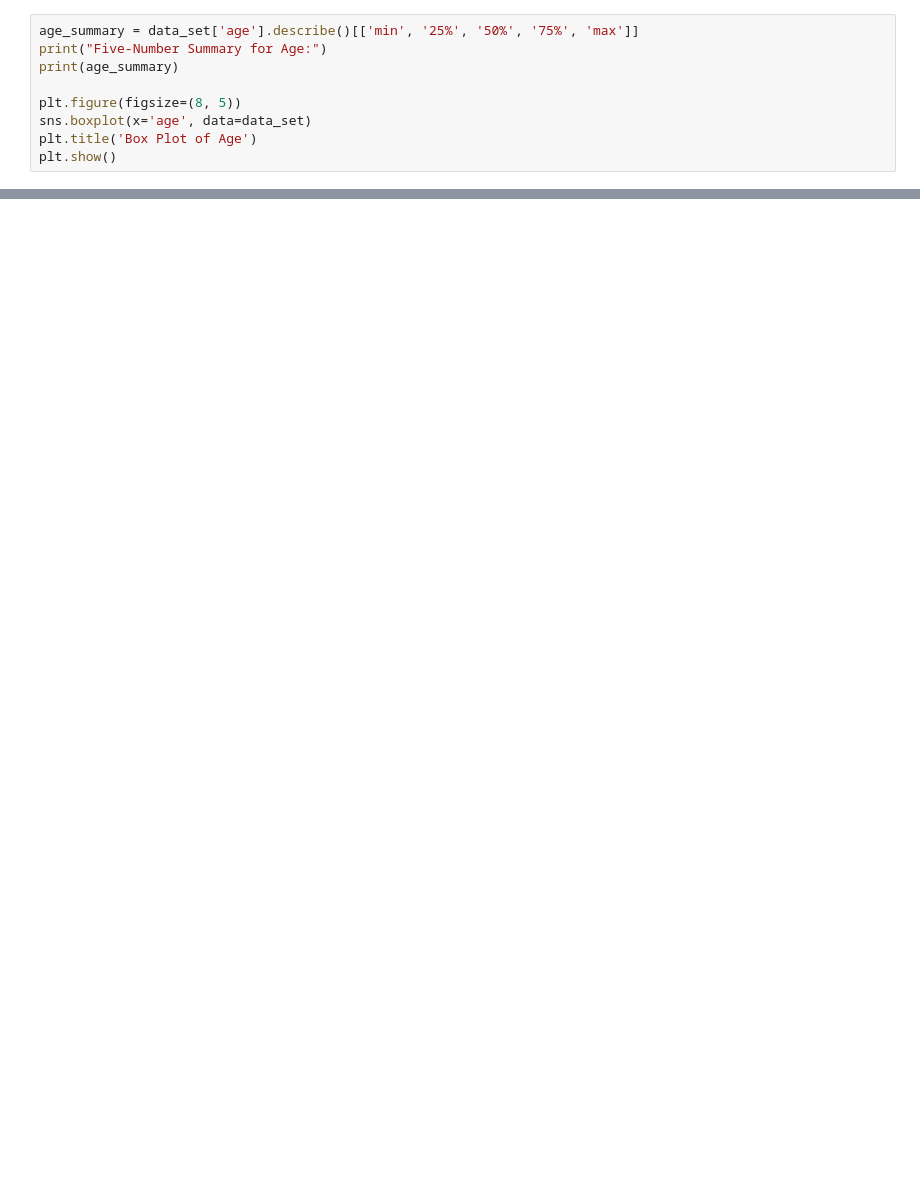
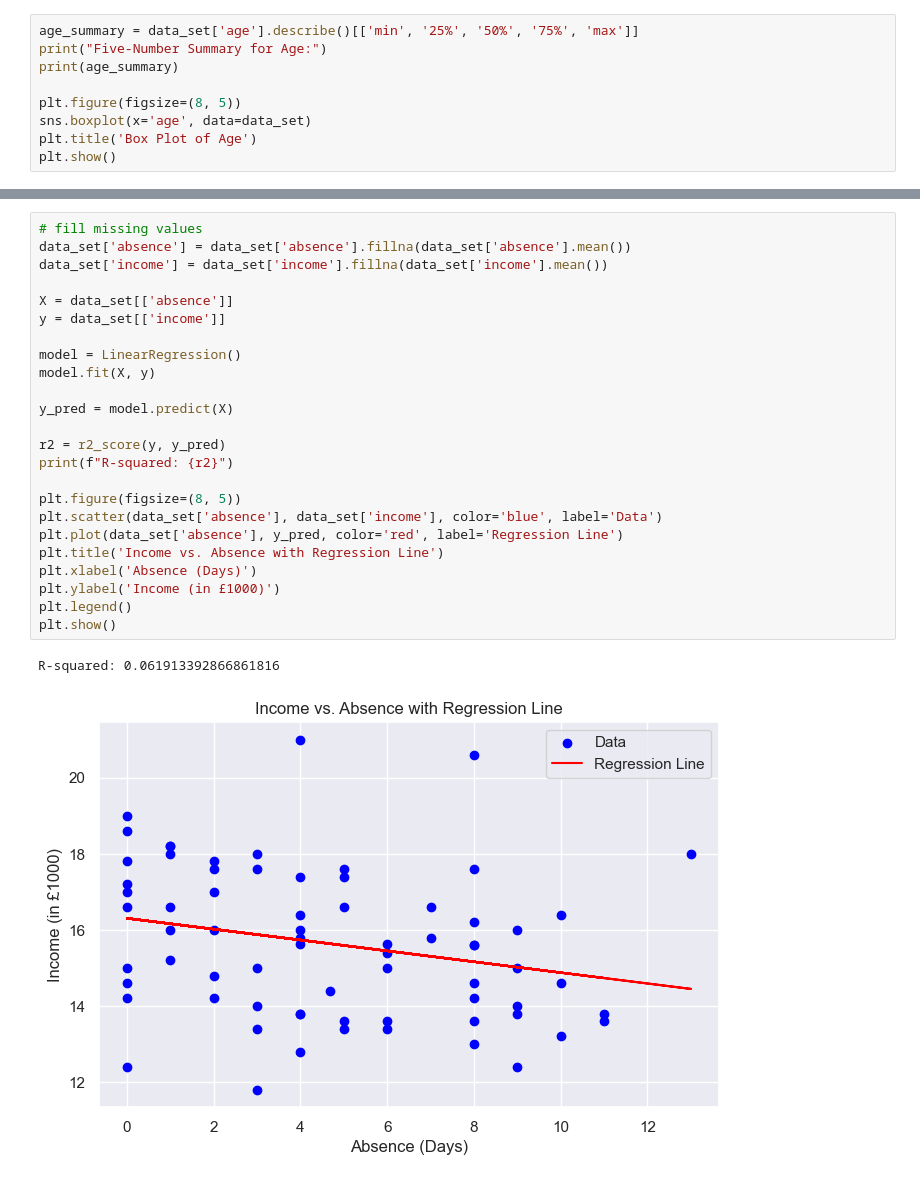
Before and after one commit to sirajwahaj/statisticsLab, a Jupyter notebook: assignment.ipynb, the cells around one changed output, grey strips where cells are left out. Cells and saved outputs as stored; diff of their text form; blank space fills up the shorter version.

```diff
--- a/assignment.ipynb
+++ b/assignment.ipynb
@@ -97,0 +163,27 @@ NameError: name 'df' is not defined
+# %%
+# fill missing values
+data_set['absence'] = data_set['absence'].fillna(data_set['absence'].mean())
+data_set['income'] = data_set['income'].fillna(data_set['income'].mean())
+
+X = data_set[['absence']]
+y = data_set[['income']]
+
+model = LinearRegression()
+model.fit(X, y)
+
+y_pred = model.predict(X)
+
+r2 = r2_score(y, y_pred)
+print(f"R-squared: {r2}")
+
+plt.figure(figsize=(8, 5))
+plt.scatter(data_set['absence'], data_set['income'], color='blue', label='Data')
+plt.plot(data_set['absence'], y_pred, color='red', label='Regression Line')
+plt.title('Income vs. Absence with Regression Line')
+plt.xlabel('Absence (Days)')
+plt.ylabel('Income (in £1000)')
+plt.legend()
+plt.show()
+# %% [output]
+R-squared: 0.061913392866861816
+[figure, added]
```
Also changed, not shown: parts of 15 cells of this notebook, 3 other files.
